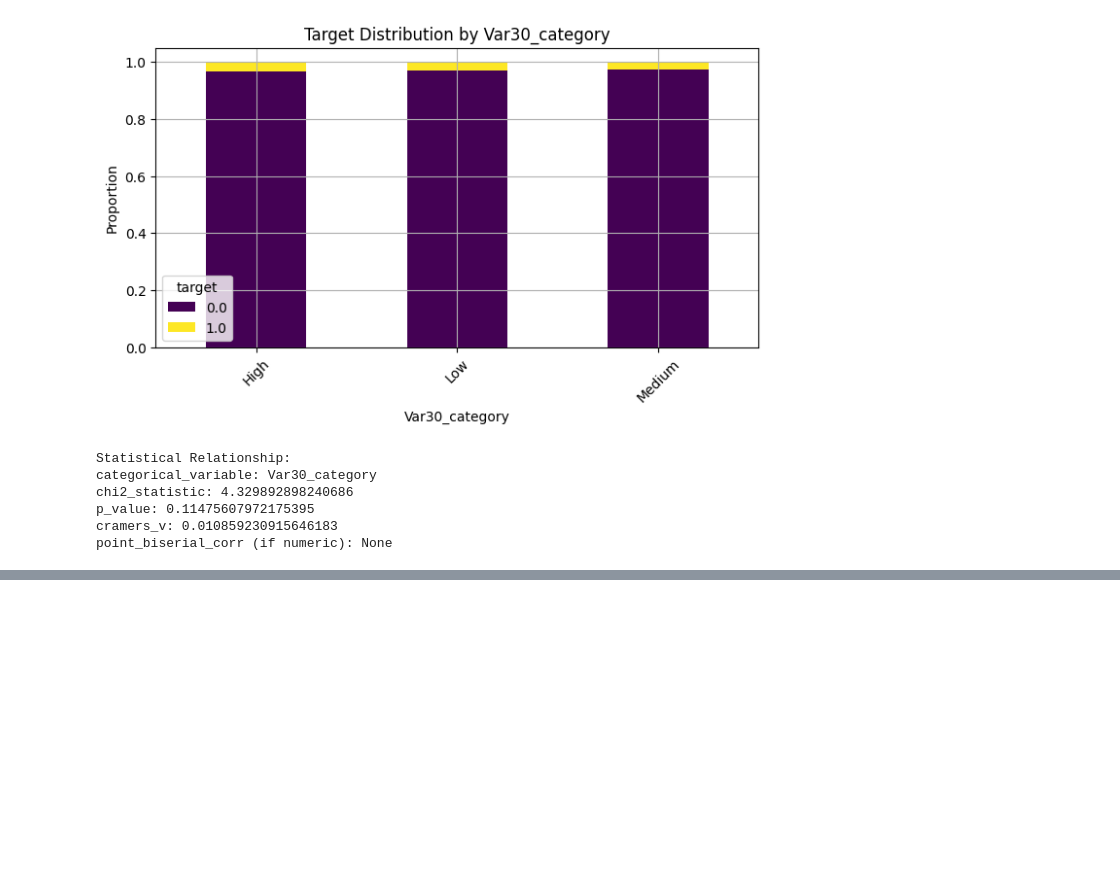
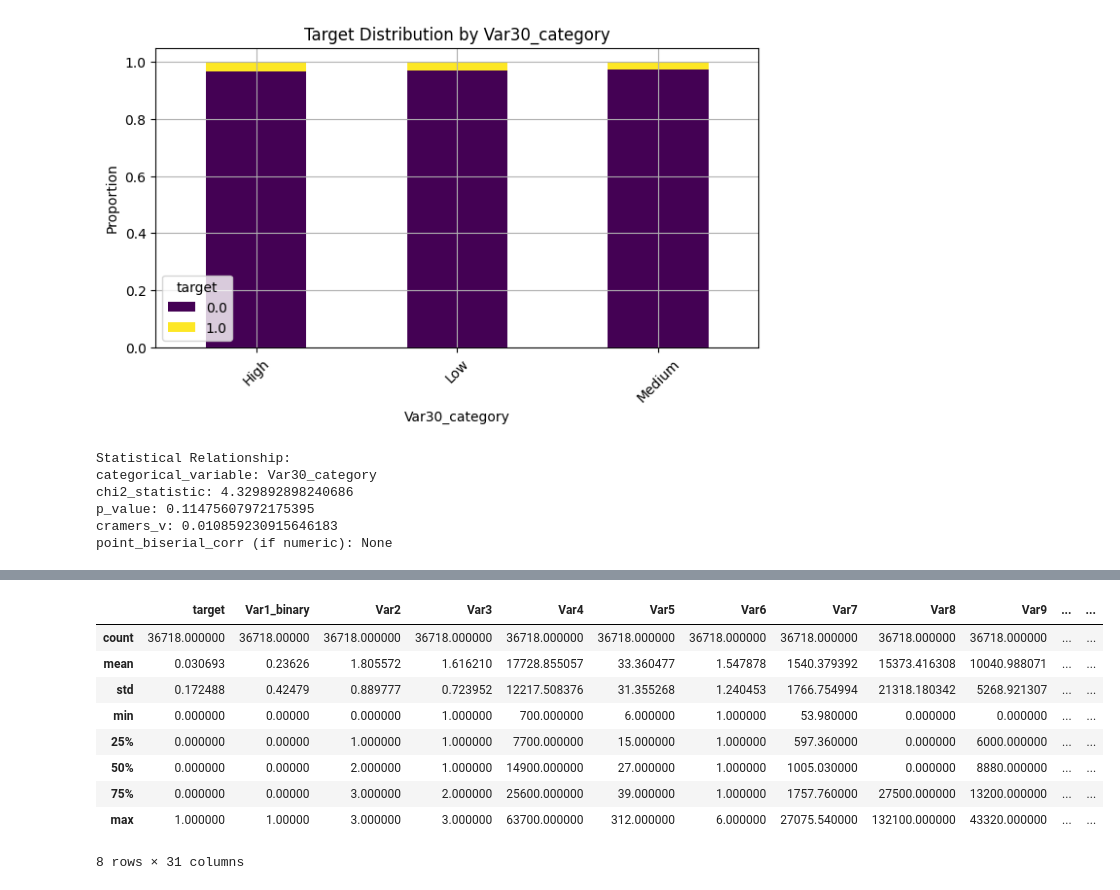
Before and after one commit to shokoufehnaseri/ING-credit_risk, a Jupyter notebook: EDA/EDA.ipynb, the cells around one changed output, grey strips where cells are left out. Saved outputs shown, nothing was run; the diff lists cells and outputs as text; code cells hidden in the pictures; blank space fills up the shorter version.

```diff
--- a/EDA/EDA.ipynb
+++ b/EDA/EDA.ipynb
@@ -1843,3 +1845,5 @@ df_selected = df_filtered[selected_columns]
 
 # Save to CSV
 df_selected.to_csv('selected_data.csv', index=False)
+# %%
+Df = pd.read_csv('/Users/shokoufehnaseri/Library/CloudStorage/OneDrive-Personal/fourth_semester/UB_presentations_2025/ING-credit_risk/Data/Processed/selected_data.csv')
@@ -1845,0 +1880,13 @@ df_selected.to_csv('selected_data.csv', index=False)
+# %%
+Df.describe()
+# %% [output]
+|  | target | Var1_binary | Var2 | Var3 | Var4 | Var5 | Var6 | Var7 | Var8 | Var9 | ... | ... |
+| count | 36718.000000 | 36718.00000 | 36718.000000 | 36718.000000 | 36718.000000 | 36718.000000 | 36718.000000 | 36718.000000 | 36718.000000 | 36718.000000 | ... | ... |
+| mean | 0.030693 | 0.23626 | 1.805572 | 1.616210 | 17728.855057 | 33.360477 | 1.547878 | 1540.379392 | 15373.416308 | 10040.988071 | ... | ... |
+| std | 0.172488 | 0.42479 | 0.889777 | 0.723952 | 12217.508376 | 31.355268 | 1.240453 | 1766.754994 | 21318.180342 | 5268.921307 | ... | ... |
+| min | 0.000000 | 0.00000 | 0.000000 | 1.000000 | 700.000000 | 6.000000 | 1.000000 | 53.980000 | 0.000000 | 0.000000 | ... | ... |
+| 25% | 0.000000 | 0.00000 | 1.000000 | 1.000000 | 7700.000000 | 15.000000 | 1.000000 | 597.360000 | 0.000000 | 6000.000000 | ... | ... |
+| 50% | 0.000000 | 0.00000 | 2.000000 | 1.000000 | 14900.000000 | 27.000000 | 1.000000 | 1005.030000 | 0.000000 | 8880.000000 | ... | ... |
+| 75% | 0.000000 | 0.00000 | 3.000000 | 2.000000 | 25600.000000 | 39.000000 | 1.000000 | 1757.760000 | 27500.000000 | 13200.000000 | ... | ... |
+| max | 1.000000 | 1.00000 | 3.000000 | 3.000000 | 63700.000000 | 312.000000 | 6.000000 | 27075.540000 | 132100.000000 | 43320.000000 | ... | ... |
+8 rows × 31 columns
```
Also changed, not shown: parts of 7 cells of this notebook, 1 other file.
